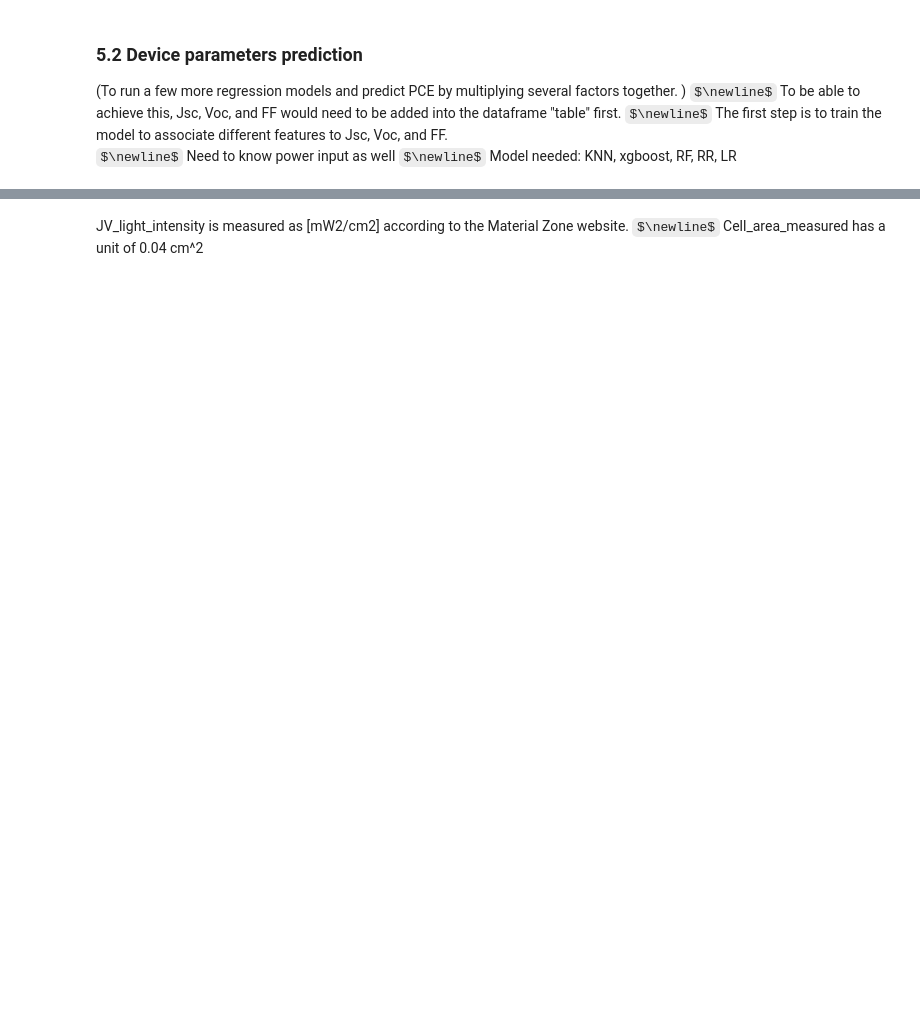
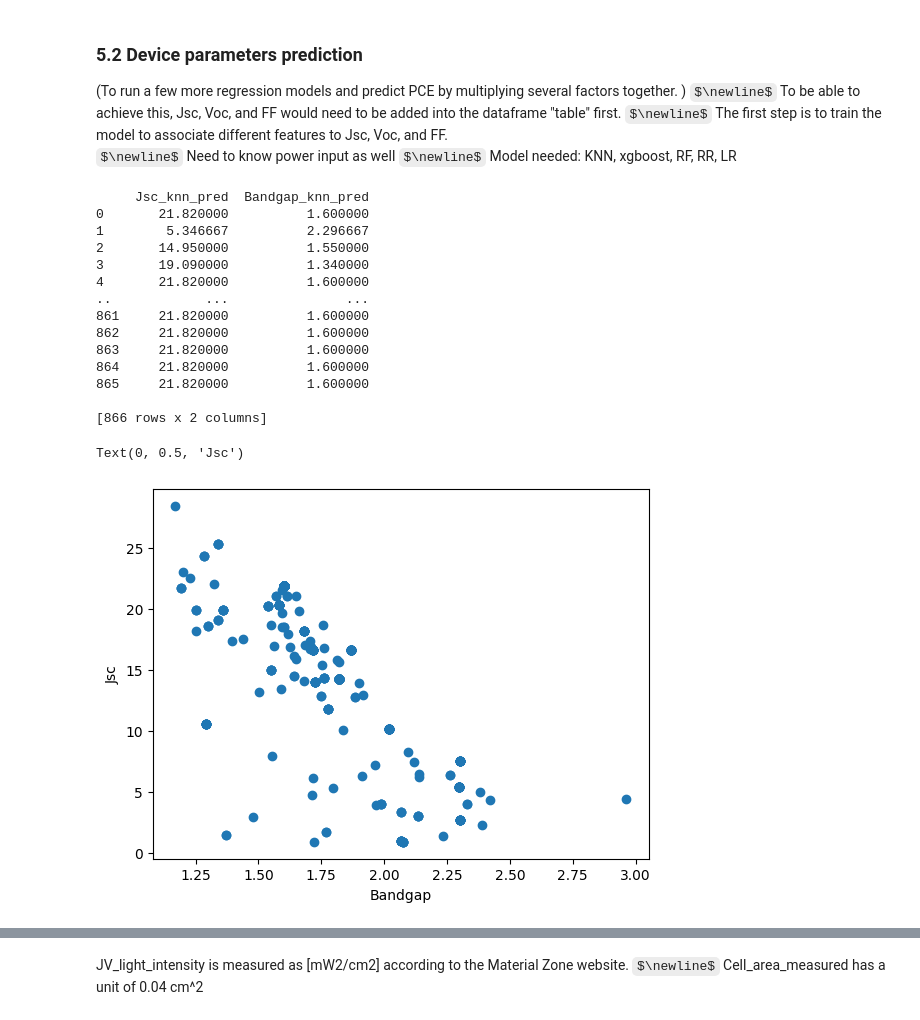
Before and after one commit to drcgreenland/PerovskiteML_project, a Jupyter notebook: replicating.ipynb, the cells around one changed output, grey strips where cells are left out. Cells and saved outputs as stored; diff of their text form; code cells hidden in the pictures; some formulas as TeX source; blank space fills up the shorter version.

```diff
--- a/replicating.ipynb
+++ b/replicating.ipynb
@@ -584,6 +647,63 @@ $\newline$
 Need to know power input as well
 $\newline$
 Model needed: KNN, xgboost, RF, RR, LR
+# %%
+from sklearn.neighbors import KNeighborsRegressor
+from sklearn.preprocessing import MinMaxScaler
+from sklearn.preprocessing import StandardScaler
+from sklearn.metrics import r2_score
+from xgboost import XGBRegressor
+
+
+
+X, Y = filtered_table3[allowed_elements].astype(float), filtered_table3["JV_default_Jsc"].astype(float)
+
+scaler = StandardScaler()
+X_scaled = scaler.fit_transform(X)
+
+X_train, X_test, y_train, y_test = train_test_split(X_scaled, Y, test_size=0.2, random_state=42)
+knn = KNeighborsRegressor(n_neighbors=3)
+knn.fit(X_train, y_train)
+Jsc_knn_pred = knn.predict(X_test)
+Jsc_knn_pred = pd.DataFrame(Jsc_knn_pred)
+
+
+knn.fit(X_train, filtered_table3.loc[y_train.index, "Perovskite_band_gap"])
+Bandgap_knn_pred = knn.predict(X_test)
+Bandgap_knn_pred = pd.DataFrame(Bandgap_knn_pred)
+
+
+combined_df = pd.concat([Jsc_knn_pred, Bandgap_knn_pred], axis=1)
+combined_df.columns = ['Jsc_knn_pred', 'Bandgap_knn_pred']
+
+
+print(combined_df)
+
+
+x = combined_df["Bandgap_knn_pred"]
+y = combined_df["Jsc_knn_pred"]
+
+
+plt.scatter(x,y)
+plt.xlabel("Bandgap")
+plt.ylabel("Jsc")
+# %% [output]
+     Jsc_knn_pred  Bandgap_knn_pred
+0       21.820000          1.600000
+1        5.346667          2.296667
+2       14.950000          1.550000
+3       19.090000          1.340000
+4       21.820000          1.600000
+..            ...               ...
+861     21.820000          1.600000
+862     21.820000          1.600000
+863     21.820000          1.600000
+864     21.820000          1.600000
+865     21.820000          1.600000
+
+[866 rows x 2 columns]
+Text(0, 0.5, 'Jsc')
+[figure, added]
 # %%
 from sklearn.neighbors import KNeighborsRegressor
 from sklearn.preprocessing import MinMaxScaler
```
Also changed, not shown: parts of 24 cells of this notebook.
